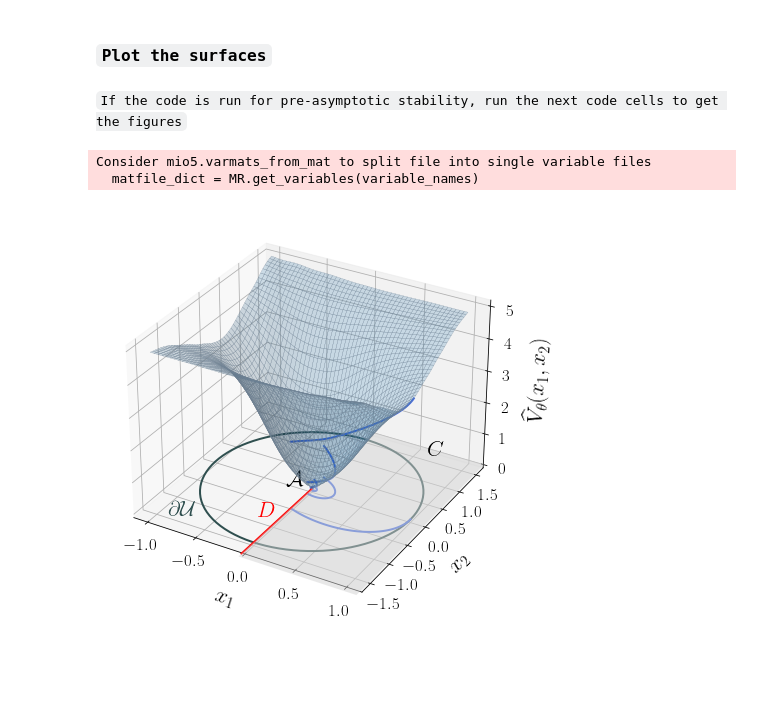
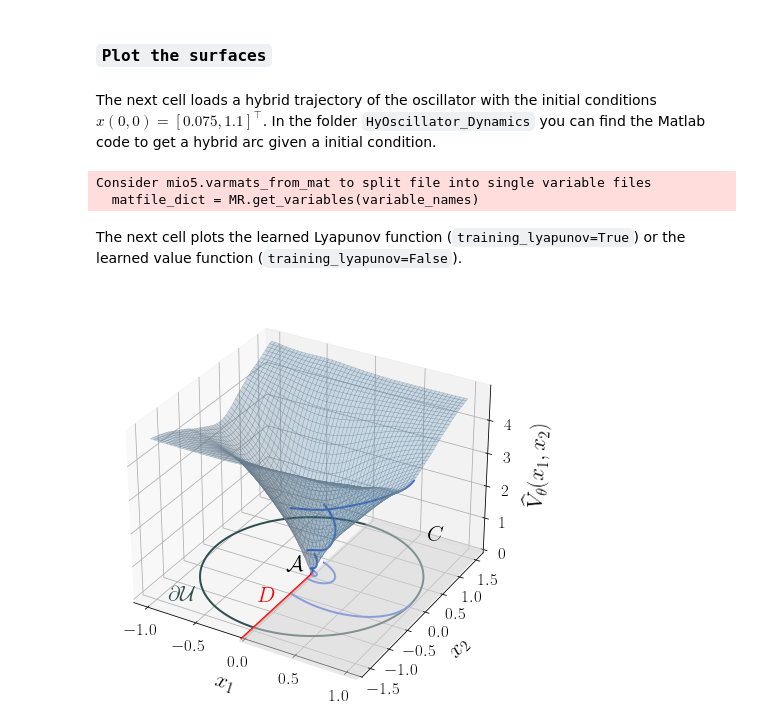
Before and after one commit to HybridSystemsLab/LearningLyapunovFunction-HybridOscillator, a Jupyter notebook: HyOscillator_Train.ipynb, the cells around one changed output. Drawn from its saved outputs; the diff is of its cells as text; code cells hidden in the pictures; blank space fills up the shorter version.

```diff
--- a/HyOscillator_Train.ipynb
+++ b/HyOscillator_Train.ipynb
@@ -215,12 +260,12 @@ F_D = get_epsilon_net_jump_set(eps, -b, 0, mu=mu)
 from utils import NeuralNet
 
 # directory to save all output plots and saved network parameters
-results_dir = "./results"
+results_dir = "./saved_models"
 report_int = 10
 
 # architecture and training hyperparameters
 net_dims = (2, 16, 32)
-n_epochs = 500
+n_epochs = 230 if training_lyapunov else 500
 
 # Lagrange multipliers/coefficients
 lam_C = jnp.ones(F_C.shape[0])
@@ -230,8 +275,8 @@ lam_grad = 0.01
 lam_param = 0.5
 
 # Loss margin hyperparameters
-gam_C = 0.053 if training_lyapunov == True else 0.058
-gam_D = 0.049 if training_lyapunov == True else 0.044
+gam_C = 0.037 if training_lyapunov == True else 0.058
+gam_D = 0.049 if training_lyapunov == True else 0.045
 
 # activation function
 act_fun = jnp.tanh
@@ -287,8 +332,6 @@ if args.reload is True:
     loaded_params = jnp.load(args.reload_path, allow_pickle=True)
     learned_V = lambda x: net.forward_indiv(x, loaded_params)
 else:
-    # train HCBF using expert trajectories
-    # dataset = kdtree_load_data(args)
     learned_V, trained_params = train(F_C, F_D, net, args)
 # %% [output]
 Training for practical pAS!
@@ -375,11 +418,11 @@ median(eps)*median(L_qD) = 0.01398652195930481
 # %% [markdown]
 ### `Plot the surfaces`
-# %% [markdown]
-`If the code is run for pre-asymptotic stability, run the next code cells to get the figures`
+# %% [markdown]
+The next cell loads a hybrid trajectory of the oscillator with the initial conditions $x(0, 0) = [0.075, 1.1]^\top$. In the folder `HyOscillator_Dynamics` you can find the Matlab code to get a hybrid arc given a initial condition.
 # %%
 import scipy.io
 
-mat = scipy.io.loadmat("PhasePortrait.mat")
+mat = scipy.io.loadmat("HyArc.mat")
 
 jts = mat["jts"]
 ts = mat["ts"]
@@ -399,6 +442,8 @@ for i in range(len(idxs) - 1):
 # %% [output]
 Consider mio5.varmats_from_mat to split file into single variable files
   matfile_dict = MR.get_variables(variable_names)
+# %% [markdown]
+The next cell plots the learned Lyapunov function (`training_lyapunov=True`) or the learned value function (`training_lyapunov=False`).
 # %%
 %matplotlib inline
 import matplotlib.pyplot as plt
@@ -408,7 +453,6 @@ from utils import latexify
 
 # Helper functions
 params = net.init_params()
-V_dot = lambda x: net.flows_constraint_indiv(x, trained_params)
 
 latexify(fig_height=6, fig_width=8)
 fig = plt.figure()
@@ -446,51 +490,54 @@ ax.plot(xc[:], yc[:], "darkslategray", linewidth=2, label=r"$\partial\mathcal{U}
 vertices = [
     [(0, 1.15*b, 0), (1.15*a, 1.15*b, 0), (1.15*a, -1.25*b, 0), (0, -1.25*b, 0)]
 ]
 ax.add_collection3d(Poly3DCollection(vertices, alpha=0.5, facecolors='lightgray'))
 # just for labeling purposes
 plt.plot([], [], 's', label=r'$C$', color='lightgray')
 
 # Label axes
 ax.set_xlabel(r"$x_1$", labelpad=10, fontsize=22)
 ax.set_ylabel(r"$x_2$", labelpad=10, fontsize=22)
 ax.set_zlabel(r"$\widehat{V}_\theta(x_1, x_2)$", labelpad=10, fontsize=22)
 
 ax.set_xlim(-1.1*a, a*1.1)
 ax.set_ylim(-b*1.1, b*1.1)
 
-""" Plot state evolution """
-for fl in flows:
-    ax.plot(fl[1:, 0], fl[1:, 1], linewidth=2.0, color="royalblue")
+""" Only plot the hybrid solution if we are learning for practial pre-asymptotic stability """
+if training_lyapunov:
+    # Plot state evolution
+    for fl in flows:
+        ax.plot(fl[1:, 0], fl[1:, 1], linewidth=2.0, color="royalblue")
 
-""" Plot Lyapunov function evaluated at flows/jumps """
-for fl in flows:
-    x1, x2 = fl[1:, 0], fl[1:, 1]
-    V = jax.vmap(
-        lambda s1, s2: learned_V(jnp.array([s1, s2])),
-    )(x1, x2)
-    ax.plot3D(
-        x1,
-        x2,
-        V,
-        color="royalblue",
-        linewidth=2.0
-    )
+    # Plot Lyapunov function evaluated at flows/jumps
+    for fl in flows:
+        x1, x2 = fl[1:, 0], fl[1:, 1]
+        V = jax.vmap(
+            lambda s1, s2: learned_V(jnp.array([s1, s2])),
+        )(x1, x2)
+        ax.plot3D(
+            x1,
+            x2,
+            V,
+            color="royalblue",
+            linewidth=2.0
+        )
 
 # Plot the jump set
 ax.plot(np.zeros_like(xc), np.linspace(-1.2*b, 0, len(xc)), 'red', linewidth=2, label=r"$D$")
 
 ax.annotate(r"$D$", xy=(0.38, 0.25), color='red', xycoords="axes fraction", fontsize=22)
 ax.annotate(r"$\partial\mathcal{U}$", xy=(0.16, 0.25), color='darkslategray', xycoords="axes fraction", fontsize=22)
 ax.annotate(r"$C$", xy=(0.8, 0.4), xycoords="axes fraction", fontsize=22)
-ax.annotate(r"$\mathcal{A}$", xy=(0.45, 0.32), xycoords="axes fraction", fontsize=22)
+if training_lyapunov:
+    ax.annotate(r"$\mathcal{A}$", xy=(0.45, 0.32), xycoords="axes fraction", fontsize=22)
 
 ax.tick_params(axis='both', which='major', labelsize=17)
 
 fig.tight_layout()
 # plt.savefig("figs/learned_lyap_ce.pdf", bbox_inches="tight")
 plt.show()
 # %% [output]
-[figure, old version]
+[figure, new version]
 # %%
 """ Helper functions """
 V_dot_indiv = lambda x: jnp.dot(net.dyn.f(x), net.model_grad_indiv(x, trained_params))
```
Also changed, not shown: parts of 7 cells of this notebook, 6 other files.
